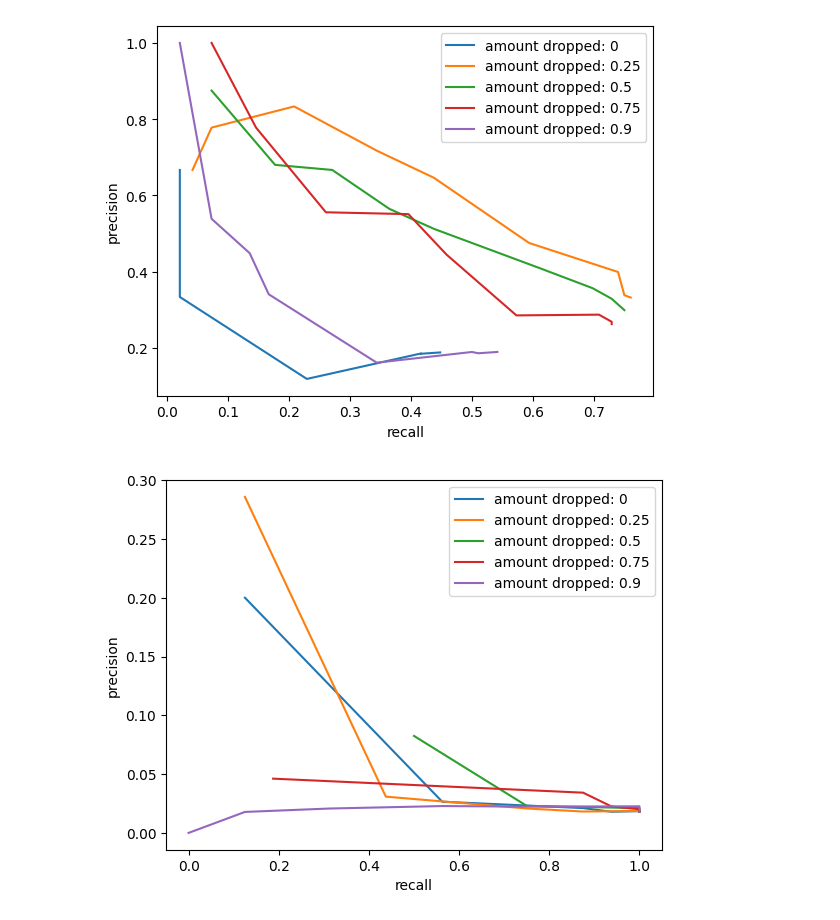
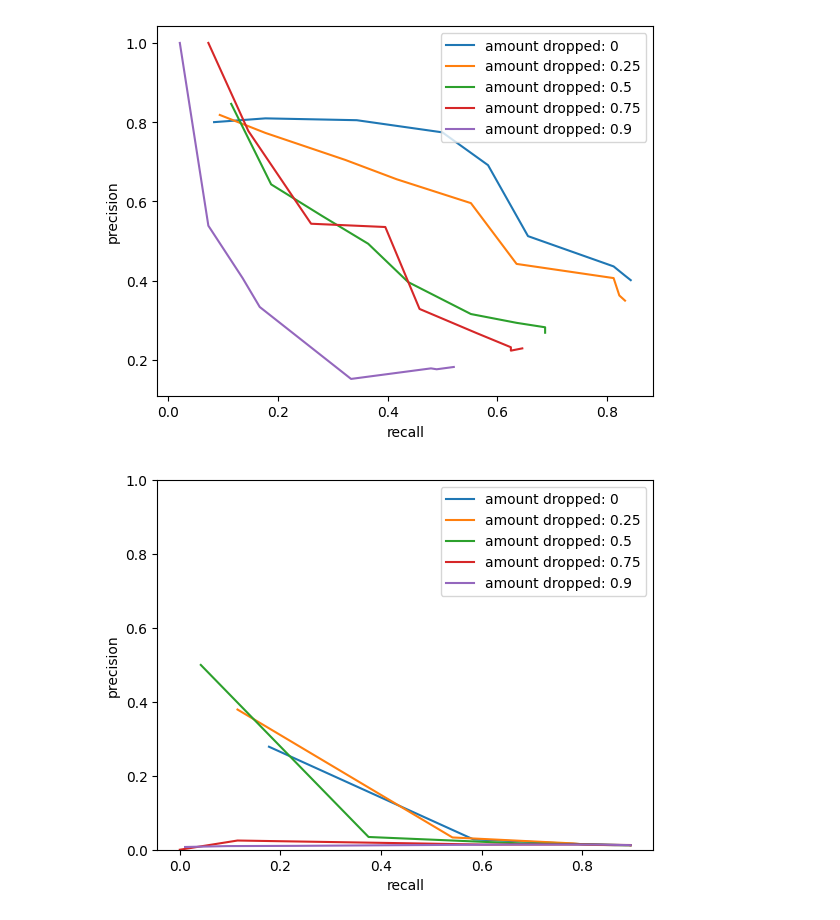
Before and after one commit to dr207-CS4099/dispel4py-client, a Jupyter notebook: evaluationGraphs.ipynb, the cells around one changed output. Drawn from its saved outputs; the diff is of its cells as text; code cells hidden in the pictures.

```diff
--- a/evaluationGraphs.ipynb
+++ b/evaluationGraphs.ipynb
@@ -4,7 +4,7 @@ import matplotlib.pyplot as plt
 # %%
 # create graph for aroma at different levels of function length vs similarity requirements
 
-df = pd.read_csv("output.csv")
+df = pd.read_csv("outputAdditional.csv")
 # print(df)
 
 df['recall'] = df.apply(lambda x: x['foundAroma'] / x['potential'], axis=1)
@@ -30,6 +30,7 @@ plt.show()
 for val in dropAmounts:
     dfDrop = df[df.dropAmount == val]
     plt.plot(dfDrop['sim'], dfDrop['unixcoderFoundPercentage'], label="amount dropped: " + str(val))
+plt.xlabel("similarity cutoff")
 plt.ylabel("recall")
 plt.legend()
 plt.show()
@@ -49,21 +50,22 @@ plt.ylabel("precision")
 plt.legend()
 plt.show()
 # %% [output]
-[figure, old version]
+[figure, new version]
 # %%
 # unixcoder recall
 # precision vs recall
-df = pd.read_csv('outputAdditional.csv')
+df = pd.read_csv('outputAdditionalOld.csv')
 df['recall'] = df.apply(lambda x: x['foundUnixcoder'] / x['potential'], axis=1)
 df['precision'] = df.apply(lambda x: x['foundUnixcoder'] / (x['foundUnixcoder'] + x['unrelatedUnixcoder']), axis=1)
 for val in dropAmounts:
     dfDrop = df[df.dropAmount == val]
     plt.plot(dfDrop['recall'], dfDrop['precision'], label="amount dropped: " + str(val))
 
-
+ax = plt.gca()
+ax.set_ylim(0,1)
 plt.xlabel("recall")
 plt.ylabel("precision")
 plt.legend()
 plt.show()
 # %% [output]
-[figure, old version]
+[figure, new version]
```
Also changed, not shown: parts of 3 cells of this notebook, 26 other files.
